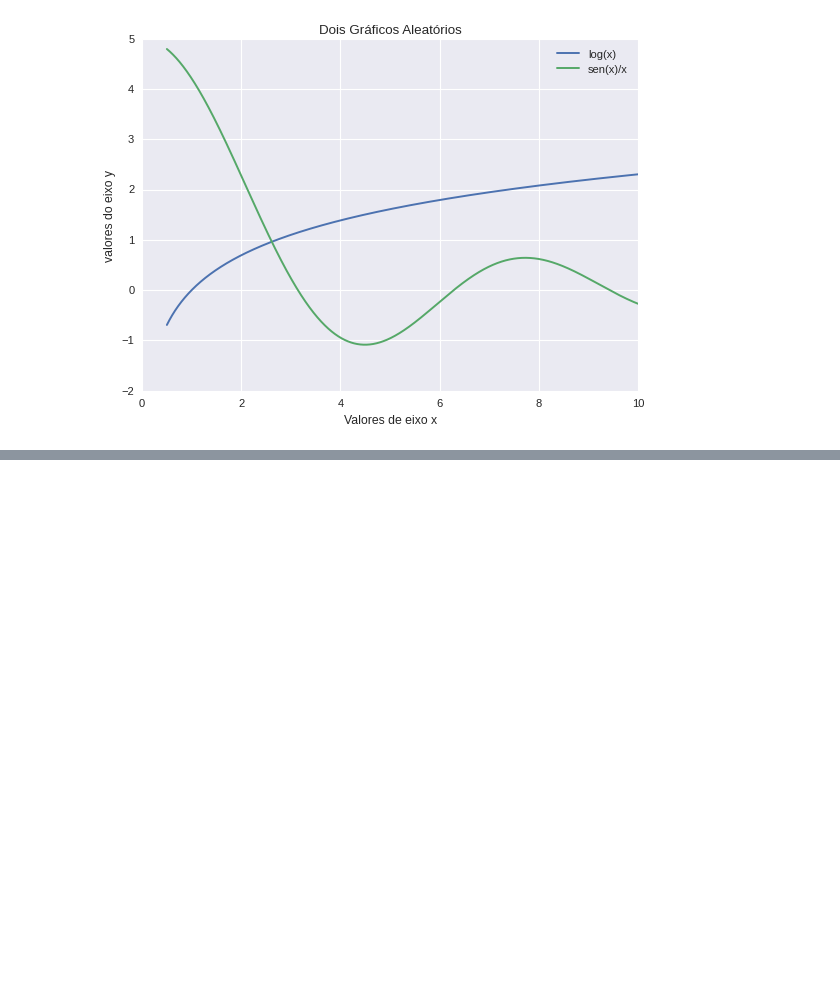
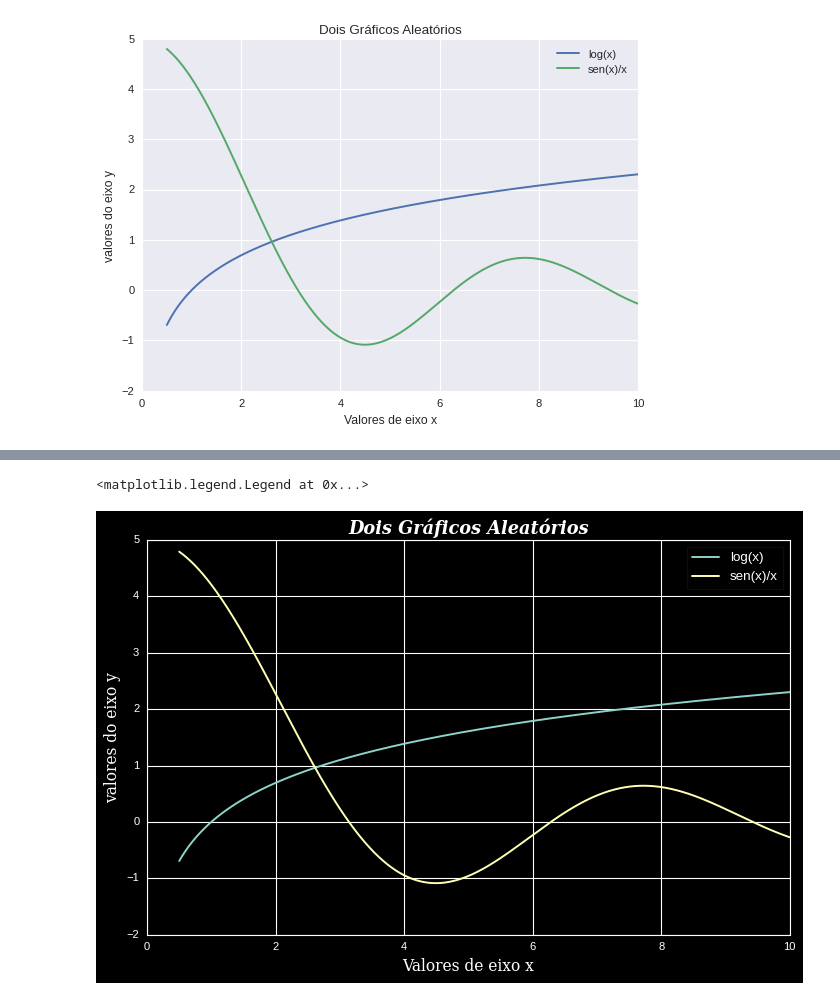
Before and after one commit to alinenog/Data_Science, a Jupyter notebook: Graficos.ipynb, the cells around one changed output, grey strips where cells are left out. Cells and saved outputs as stored; diff of their text form; code cells hidden in the pictures; blank space fills up the shorter version.

```diff
--- a/Graficos.ipynb
+++ b/Graficos.ipynb
@@ -82,0 +85,28 @@ plt.legend()
+# %%
+#Algumas formatações de gráfico
+x = np.arange(0.5,10, 0.001)
+
+y1 = np.log(x)
+y2 = 5 * np.sin(x) / x
+
+#Escolhe o modelo do gráfico
+plt.style.use('dark_background')
+
+#Auterar as dimensões do grafico
+plt.figure(figsize=(9,6))
+
+plt.title('Dois Gráficos Aleatórios', fontsize=16, fontweight='bold',fontstyle = 'italic', fontfamily='serif')
+plt.xlabel('Valores de eixo x', fontsize=14, fontfamily='serif')
+plt.ylabel('valores do eixo y',fontsize=14, fontfamily='serif')
+
+#Da um espaçamento mehor
+plt.tight_layout()
+
+plt.plot(x, y1, label = 'log(x)')
+plt.plot(x, y2, label = 'sen(x)/x')
+
+#frameon: gera um back groud na legenda,framealpha: opacidade, facecolor: e a cor do fundo
+plt.legend(fontsize=12, frameon = True, framealpha= 0.1,facecolor='black')
+# %% [output]
+<matplotlib.legend.Legend at 0x...>
+[figure, added]
```
Also changed, not shown: parts of 2 cells of this notebook.
